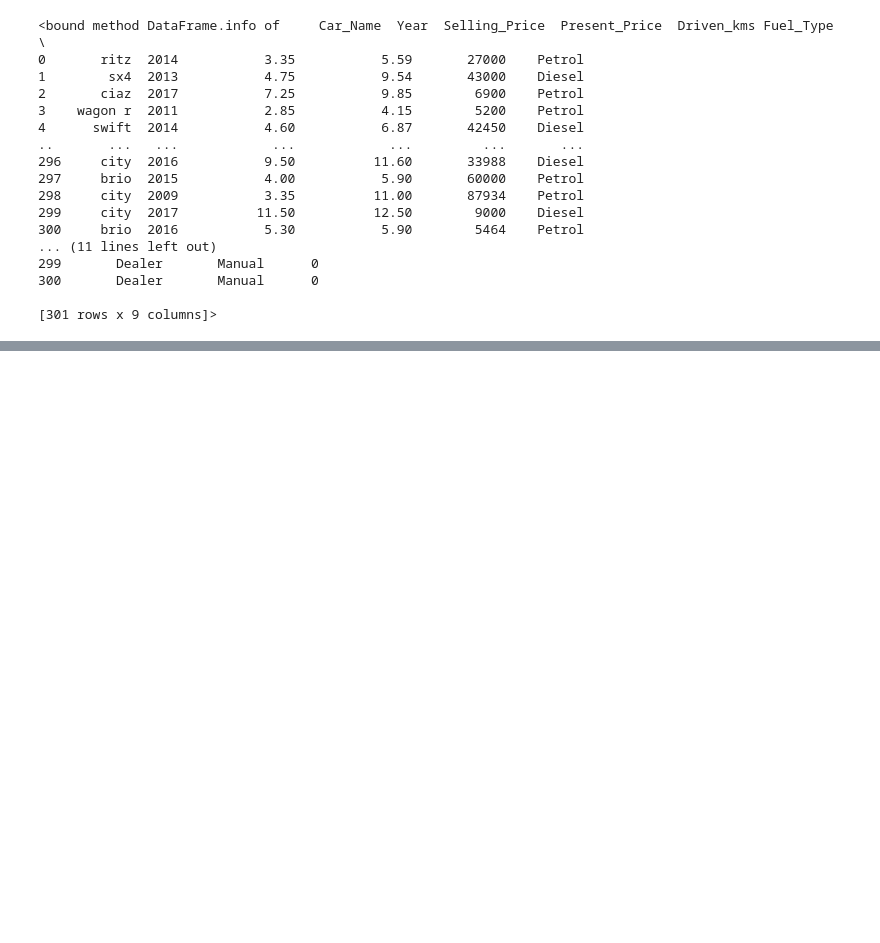
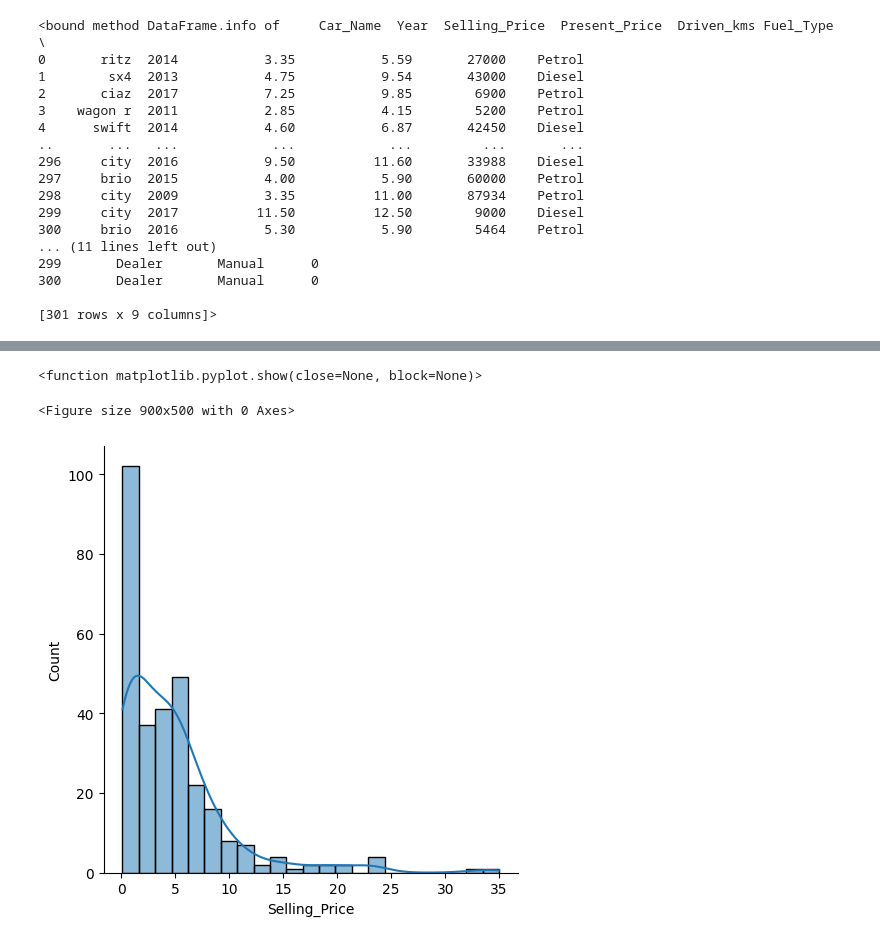
Before and after one commit to yogendra-gla/OIBSIP, a Jupyter notebook: CARPRICE.ipynb, the cells around one changed output, grey strips where cells are left out. Drawn from its saved outputs; the diff is of its cells as text; code cells hidden in the pictures; blank space fills up the shorter version.

```diff
--- a/CARPRICE.ipynb
+++ b/CARPRICE.ipynb
@@ -55,0 +80,8 @@ target_variable = 'Present_Price'
+# %%
+plt.figure(figsize=(9,5))
+sns.displot(df, x="Selling_Price", kde = "true")
+plt.show
+# %% [output]
+<function matplotlib.pyplot.show(close=None, block=None)>
+<Figure size 900x500 with 0 Axes>
+[figure, added]
```
Also changed, not shown: parts of 27 cells of this notebook.
